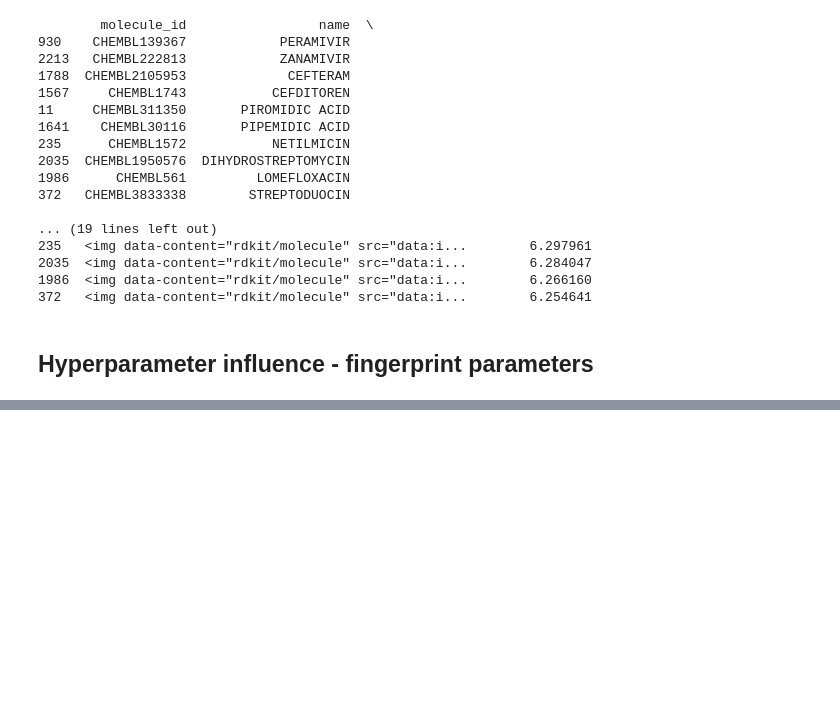
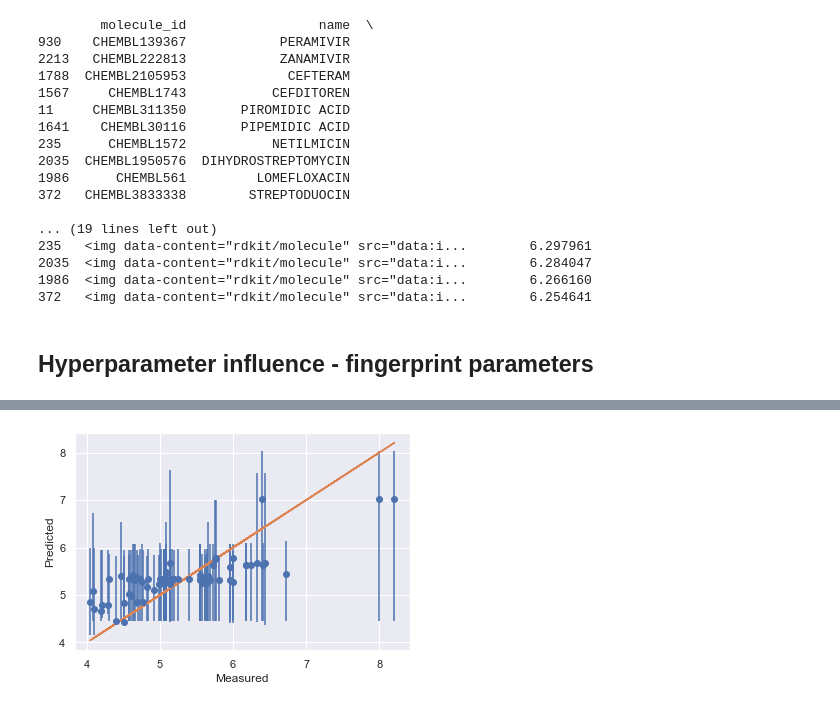
Before and after one commit to d-adamian/compound-activity-prediction-ml-demo, a Jupyter notebook: QSAR_demo_Influenza_B.ipynb, the cells around one changed output, grey strips where cells are left out. Cells and saved outputs as stored; diff of their text form; code cells hidden in the pictures; blank space fills up the shorter version.

```diff
--- a/QSAR_demo_Influenza_B.ipynb
+++ b/QSAR_demo_Influenza_B.ipynb
@@ -461,0 +475,18 @@ plt.show()
+# %%
+xgb_reg_low, xgb_reg_mid, xgb_reg_high = [
+    GradientBoostingRegressor(loss='quantile', alpha=alpha).fit(X_train, y_train)
+    for alpha in [0.1, 0.5, 0.9]
+]
+# %%
+y_low, y_mid, y_high = [
+    model.predict(X_test)
+    for model in [xgb_reg_low, xgb_reg_mid, xgb_reg_high]
+]
+# %%
+plt.errorbar(y_test, y_mid, yerr=[y_mid - y_low, y_high - y_mid], fmt='o')
+plt.plot(y_test, y_test)
+plt.xlabel('Measured')
+plt.ylabel('Predicted')
+plt.show()
+# %% [output]
+[figure, added]
```
Also changed, not shown: parts of 7 cells of this notebook.
